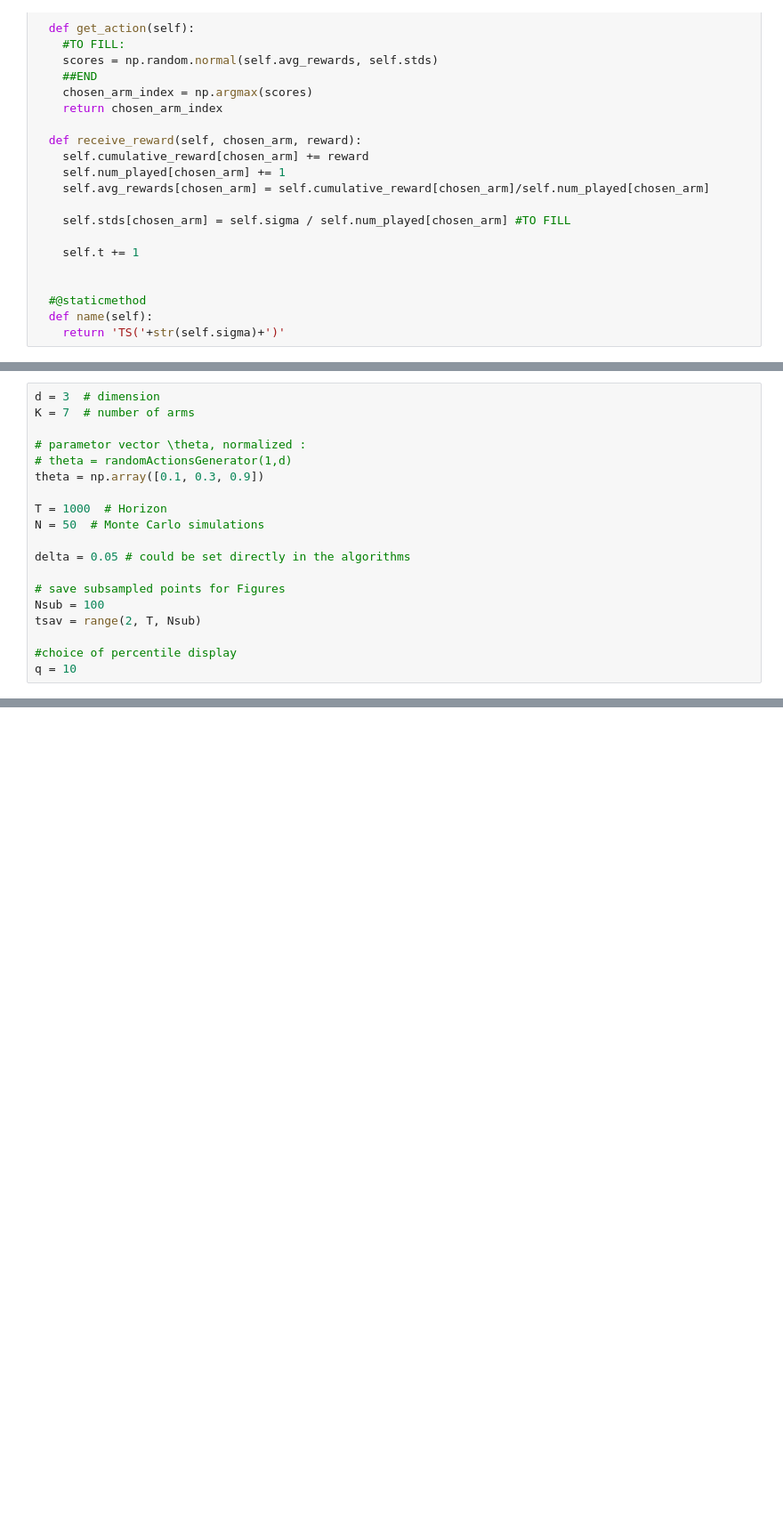
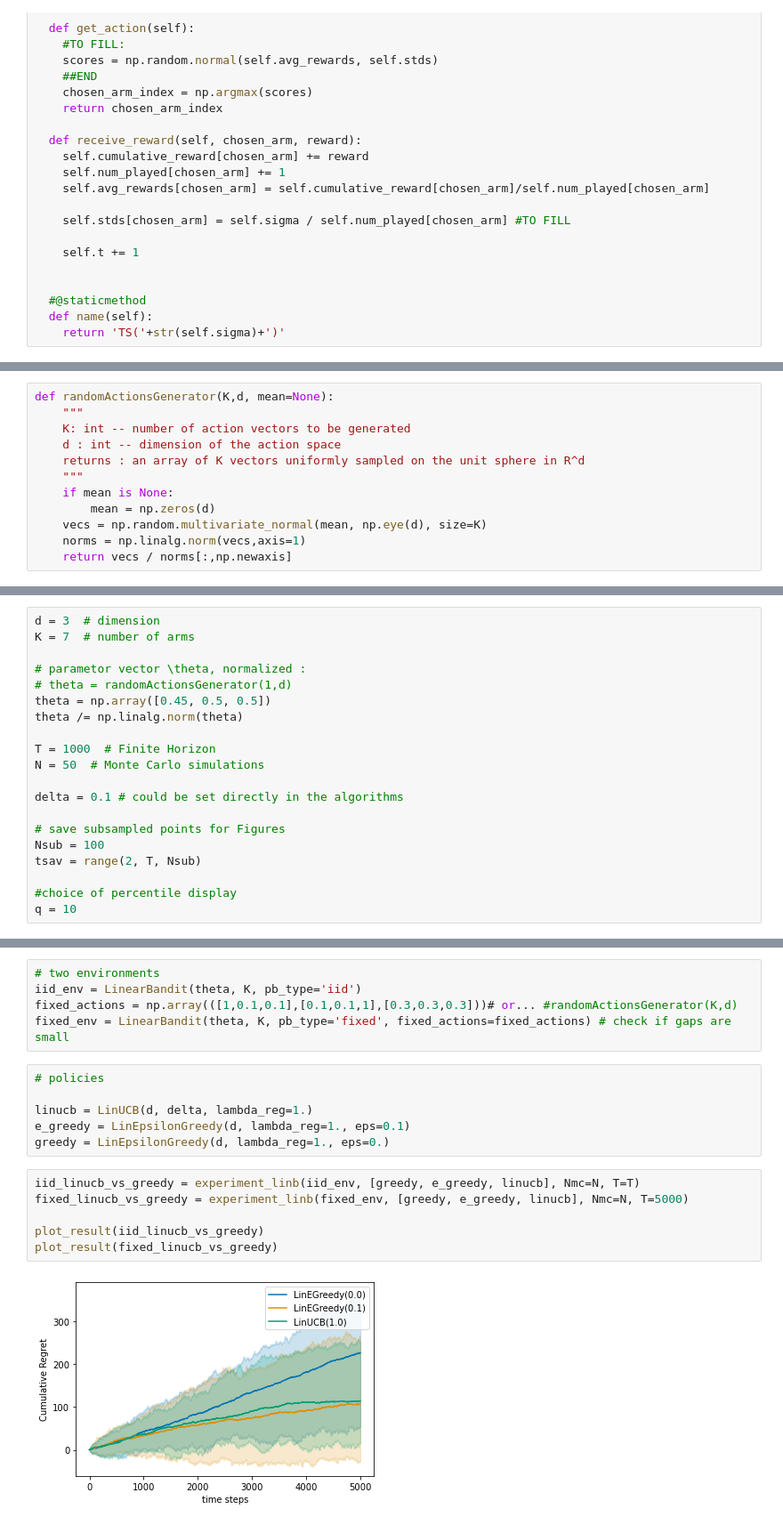
Before and after one commit to rlsummerschool/practical-sessions, a Jupyter notebook: notebooks/bandits_practice.ipynb, the cells around one changed output, grey strips where cells are left out. Shown at 89% size. Drawn from its saved outputs; the diff is of its cells as text; blank space fills up the shorter version.

```diff
--- a/notebooks/bandits_practice.ipynb
+++ b/notebooks/bandits_practice.ipynb
@@ -239,0 +242,12 @@ def randomActionsGenerator(K,d, mean=None):
+# %%
+def randomActionsGenerator(K,d, mean=None):
+    """
+    K: int -- number of action vectors to be generated
+    d : int -- dimension of the action space
+    returns : an array of K vectors uniformly sampled on the unit sphere in R^d
+    """
+    if mean is None:
+        mean = np.zeros(d)
+    vecs = np.random.multivariate_normal(mean, np.eye(d), size=K)
+    norms = np.linalg.norm(vecs,axis=1)
+    return vecs / norms[:,np.newaxis]
@@ -316,12 +516,13 @@ K = 7  # number of arms
 
 # parametor vector \theta, normalized :
 # theta = randomActionsGenerator(1,d)
-theta = np.array([0.1, 0.3, 0.9])
+theta = np.array([0.45, 0.5, 0.5])
+theta /= np.linalg.norm(theta)
 
-T = 1000  # Horizon
+T = 1000  # Finite Horizon
 N = 50  # Monte Carlo simulations
 
-delta = 0.05 # could be set directly in the algorithms
+delta = 0.1 # could be set directly in the algorithms
 
 # save subsampled points for Figures
 Nsub = 100
@@ -337,0 +533,19 @@ plot_regret(e_greedy_experiment, q=10)
+# %%
+# two environments
+iid_env = LinearBandit(theta, K, pb_type='iid')
+fixed_actions = np.array(([1,0.1,0.1],[0.1,0.1,1],[0.3,0.3,0.3]))# or... #randomActionsGenerator(K,d)
+fixed_env = LinearBandit(theta, K, pb_type='fixed', fixed_actions=fixed_actions) # check if gaps are small
+# %%
+# policies
+
+linucb = LinUCB(d, delta, lambda_reg=1.)
+e_greedy = LinEpsilonGreedy(d, lambda_reg=1., eps=0.1)
+greedy = LinEpsilonGreedy(d, lambda_reg=1., eps=0.)
+# %%
+iid_linucb_vs_greedy = experiment_linb(iid_env, [greedy, e_greedy, linucb], Nmc=N, T=T)
+fixed_linucb_vs_greedy = experiment_linb(fixed_env, [greedy, e_greedy, linucb], Nmc=N, T=5000)
+
+plot_result(iid_linucb_vs_greedy)
+plot_result(fixed_linucb_vs_greedy)
+# %% [output]
+[figure, added]
```
Also changed, not shown: parts of 23 cells of this notebook, 5 other files.
